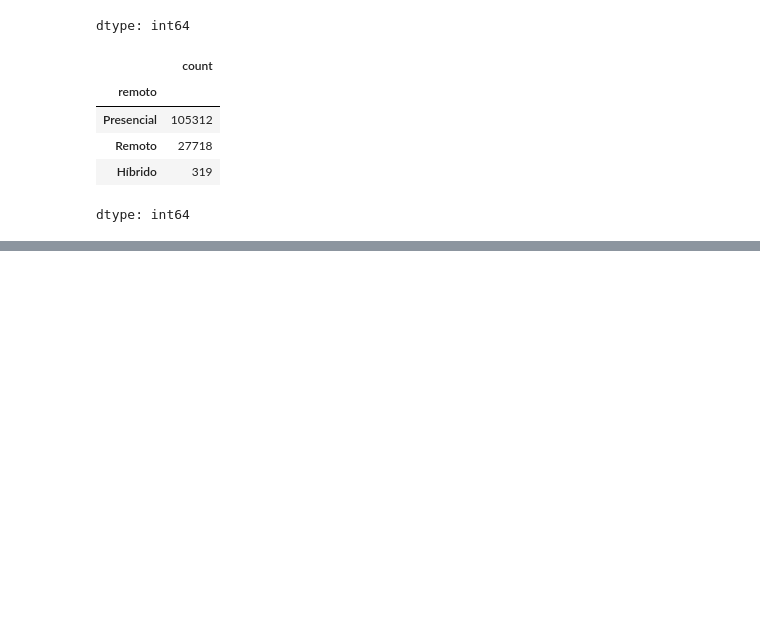
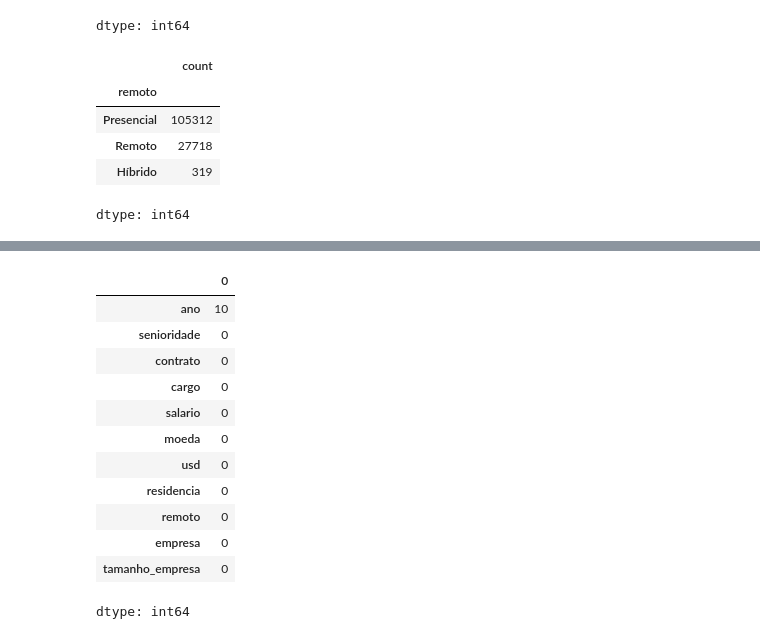
Before and after one commit to SavioMatias/ImersaoAlura, a Jupyter notebook: AulaAlura.ipynb, the cells around one changed output, grey strips where cells are left out. Drawn from its saved outputs; the diff is of its cells as text; code cells hidden in the pictures; blank space fills up the shorter version.

```diff
--- a/AulaAlura.ipynb
+++ b/AulaAlura.ipynb
@@ -219,3 +219,19 @@ df.describe(include='object')
 | unique | 4 | 4 | 390 | 26 | 102 | 3 | 95 | 3 |
 | top | Senior | Tempo Integral | Data Scientist | USD | US | Presencial | US | Médio |
 | freq | 77241 | 132563 | 17314 | 126140 | 119579 | 105312 | 119641 | 129561 |
+# %%
+df.isnull().sum()
+# %% [output]
+|  | 0 |
+| ano | 10 |
+| senioridade | 0 |
+| contrato | 0 |
+| cargo | 0 |
+| salario | 0 |
+| moeda | 0 |
+| usd | 0 |
+| residencia | 0 |
+| remoto | 0 |
+| empresa | 0 |
+| tamanho_empresa | 0 |
+dtype: int64
```
Also changed, not shown: parts of 7 cells of this notebook.
